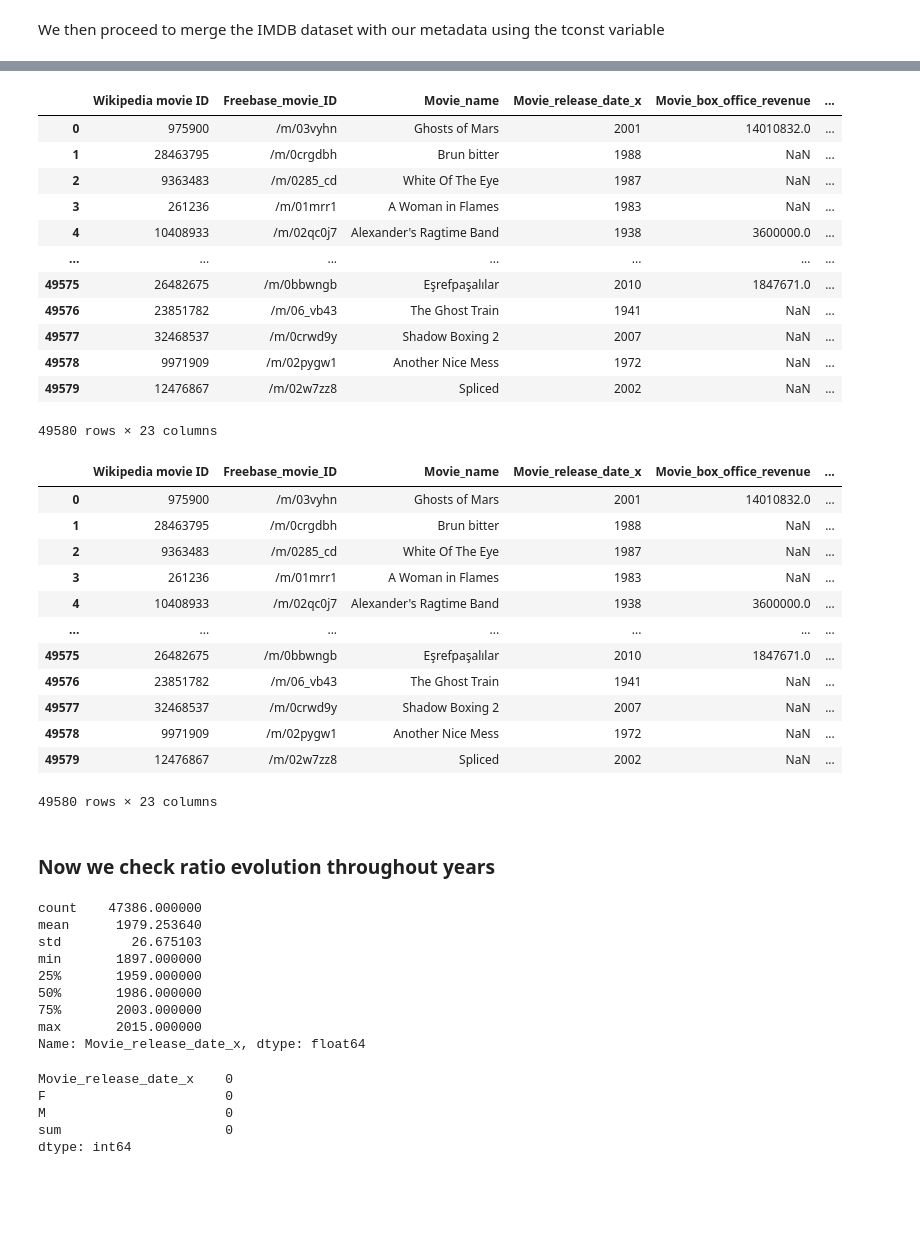
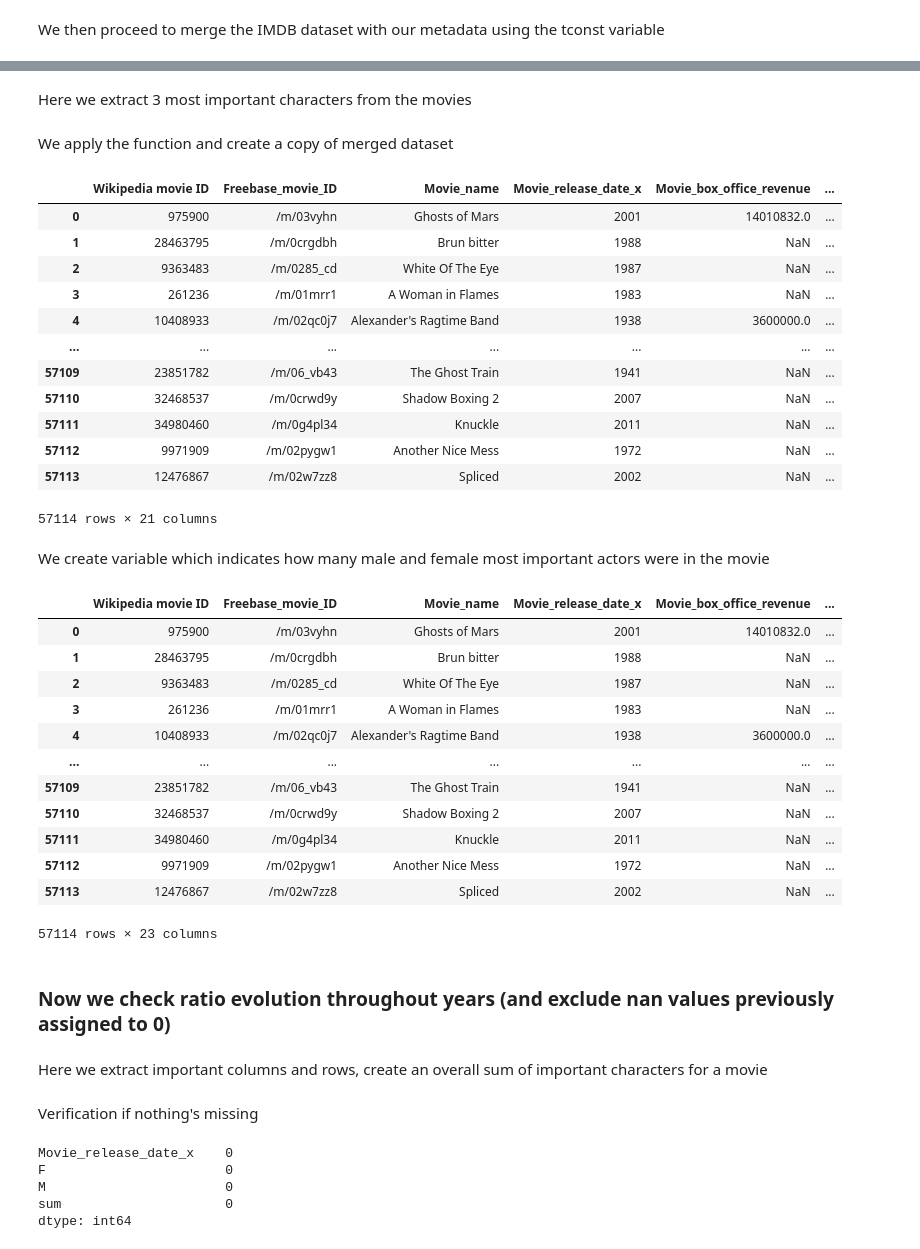
Before and after one commit to epfl-ada/ada-2024-project-badax, a Jupyter notebook: merge_imdb_14.11.ipynb, the cells around one changed output, grey strips where cells are left out. Cells and saved outputs as stored; diff of their text form; code cells hidden in the pictures; blank space fills up the shorter version.

```diff
--- a/merge_imdb_14.11.ipynb
+++ b/merge_imdb_14.11.ipynb
@@ -383,2 +355,0 @@ metadata.head(1)
-# %%
-metadata.drop(['Actor gender', 'Actor name', 'Actor age at movie release', 'len_match'], axis=1, inplace=True)
@@ -390,5 +356,3 @@ imdb_titles.head(1)
-# %%
-imdb_titles.drop(['titleType', 'primaryTitle', 'originalTitle', 'len_match_imdb', 'Movie_runtime'], axis=1, inplace=True)
 # %% [markdown]
 In this code, we read the wikidata to have a mapping between IMDB ID and Freebase ID. This will be useful for us to merge the two datasets.
 # %%
@@ -476 +411,3 @@ metadata
+# %%
+imdb_titles.drop(['titleType', 'primaryTitle', 'originalTitle', 'len_match_imdb', 'runtimeMinutes'], axis=1, inplace=True)
 # %% [markdown]
@@ -530,6 +469,8 @@ genres                          0
 gender                          0
 actors                          0
 dtype: int64
+# %% [markdown]
+Here we extract 3 most important characters from the movies
 # %%
 def assign_role_importance(merged_df):
     """
@@ -554,37 +495,41 @@ def assign_role_importance(merged_df):
 
         if len(actors) > 0:
             merged_df.at[index, 'first_role_actor'] = actors[0]
-            merged_df.at[index, 'first_role_gender'] = genders[0] if len(genders) > 0 else None
+            merged_df.at[index, 'first_role_gender'] = genders[0]
         if len(actors) > 1:
             merged_df.at[index, 'second_role_actor'] = actors[1]
-            merged_df.at[index, 'second_role_gender'] = genders[1] if len(genders) > 1 else None
+            merged_df.at[index, 'second_role_gender'] = genders[1]
         if len(actors) > 2:
             merged_df.at[index, 'third_role_actor'] = actors[2]
-            merged_df.at[index, 'third_role_gender'] = genders[2] if len(genders) > 2 else None
+            merged_df.at[index, 'third_role_gender'] = genders[2]
 
     return merged_df
+# %% [markdown]
+We apply the function and create a copy of merged dataset
 # %%
 merged_df = assign_role_importance(second_merge_df)
-copy_merged_df = merged_df
+copy_merged_df = merged_df.copy()
 merged_df
 # %% [output]
 |  | Wikipedia movie ID | Freebase_movie_ID | Movie_name | Movie_release_date_x | Movie_box_office_revenue | ... |
 | 0 | 975900 | /m/03vyhn | Ghosts of Mars | 2001 | 14010832.0 | ... |
 | 1 | 28463795 | /m/0crgdbh | Brun bitter | 1988 | NaN | ... |
 | 2 | 9363483 | /m/0285_cd | White Of The Eye | 1987 | NaN | ... |
 | 3 | 261236 | /m/01mrr1 | A Woman in Flames | 1983 | NaN | ... |
 | 4 | 10408933 | /m/02qc0j7 | Alexander's Ragtime Band | 1938 | 3600000.0 | ... |
 | ... | ... | ... | ... | ... | ... | ... |
-| 49575 | 26482675 | /m/0bbwngb | Eşrefpaşalılar | 2010 | 1847671.0 | ... |
-| 49576 | 23851782 | /m/06_vb43 | The Ghost Train | 1941 | NaN | ... |
-| 49577 | 32468537 | /m/0crwd9y | Shadow Boxing 2 | 2007 | NaN | ... |
-| 49578 | 9971909 | /m/02pygw1 | Another Nice Mess | 1972 | NaN | ... |
-| 49579 | 12476867 | /m/02w7zz8 | Spliced | 2002 | NaN | ... |
+| 57109 | 23851782 | /m/06_vb43 | The Ghost Train | 1941 | NaN | ... |
+| 57110 | 32468537 | /m/0crwd9y | Shadow Boxing 2 | 2007 | NaN | ... |
+| 57111 | 34980460 | /m/0g4pl34 | Knuckle | 2011 | NaN | ... |
+| 57112 | 9971909 | /m/02pygw1 | Another Nice Mess | 1972 | NaN | ... |
+| 57113 | 12476867 | /m/02w7zz8 | Spliced | 2002 | NaN | ... |
-49580 rows × 23 columns
+57114 rows × 21 columns
+# %% [markdown]
+We create variable which indicates how many male and female most important actors were in the movie
 # %%
-merged_df['F'] = (merged_df[['first_role_gender', 'second_role_gender', 'third_role_gender']] == 'F').sum(axis=1)
-merged_df['M'] = (merged_df[['first_role_gender', 'second_role_gender', 'third_role_gender']] == 'M').sum(axis=1)
-merged_df
+copy_merged_df['F'] = (copy_merged_df[['first_role_gender', 'second_role_gender', 'third_role_gender']] == 'F').sum(axis=1)
+copy_merged_df['M'] = (copy_merged_df[['first_role_gender', 'second_role_gender', 'third_role_gender']] == 'M').sum(axis=1)
+copy_merged_df
 # %% [output]
 |  | Wikipedia movie ID | Freebase_movie_ID | Movie_name | Movie_release_date_x | Movie_box_office_revenue | ... |
 | 0 | 975900 | /m/03vyhn | Ghosts of Mars | 2001 | 14010832.0 | ... |
@@ -593,31 +538,24 @@ merged_df
 | 3 | 261236 | /m/01mrr1 | A Woman in Flames | 1983 | NaN | ... |
 | 4 | 10408933 | /m/02qc0j7 | Alexander's Ragtime Band | 1938 | 3600000.0 | ... |
 | ... | ... | ... | ... | ... | ... | ... |
-| 49575 | 26482675 | /m/0bbwngb | Eşrefpaşalılar | 2010 | 1847671.0 | ... |
-| 49576 | 23851782 | /m/06_vb43 | The Ghost Train | 1941 | NaN | ... |
-| 49577 | 32468537 | /m/0crwd9y | Shadow Boxing 2 | 2007 | NaN | ... |
-| 49578 | 9971909 | /m/02pygw1 | Another Nice Mess | 1972 | NaN | ... |
-| 49579 | 12476867 | /m/02w7zz8 | Spliced | 2002 | NaN | ... |
+| 57109 | 23851782 | /m/06_vb43 | The Ghost Train | 1941 | NaN | ... |
+| 57110 | 32468537 | /m/0crwd9y | Shadow Boxing 2 | 2007 | NaN | ... |
+| 57111 | 34980460 | /m/0g4pl34 | Knuckle | 2011 | NaN | ... |
+| 57112 | 9971909 | /m/02pygw1 | Another Nice Mess | 1972 | NaN | ... |
+| 57113 | 12476867 | /m/02w7zz8 | Spliced | 2002 | NaN | ... |
-49580 rows × 23 columns
+57114 rows × 23 columns
 # %% [markdown]
-<h3>Now we check ratio evolution throughout years</h3>
+<h3>Now we check ratio evolution throughout years (and exclude nan values previously assigned to 0)</h3>
 # %%
-gender_year_df = merged_df[merged_df["Movie_release_date_x"] > 0]
-gender_year_df["Movie_release_date_x"].describe()
+gender_year_df = copy_merged_df[copy_merged_df["Movie_release_date_x"] > 0]
-# %% [output]
-count    47386.000000
-mean      1979.253640
-std         26.675103
-min       1897.000000
-25%       1959.000000
-50%       1986.000000
-75%       2003.000000
-max       2015.000000
-Name: Movie_release_date_x, dtype: float64
+# %% [markdown]
+Here we extract important columns and rows, create an overall sum of important characters for a movie
 # %%
 gender_year_df = gender_year_df[["Movie_release_date_x", "F", "M"]]
 # %%
 gender_year_df.loc[:,"sum"] = gender_year_df["F"] + gender_year_df["M"]
+# %% [markdown]
+Verification if nothing's missing
 # %%
 gender_year_df.isna().sum()
 # %% [output]
```
Also changed, not shown: parts of 76 cells of this notebook.
